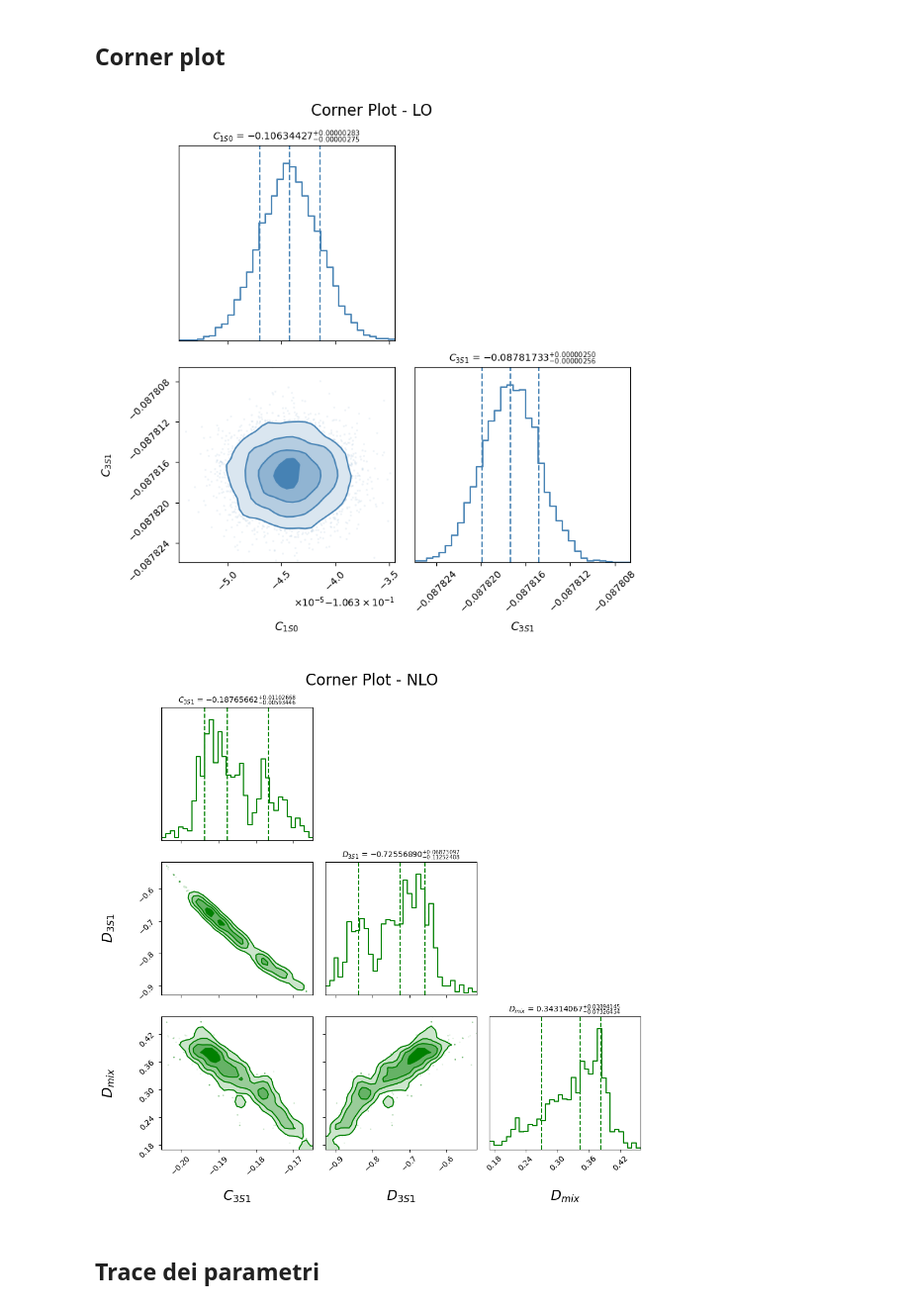
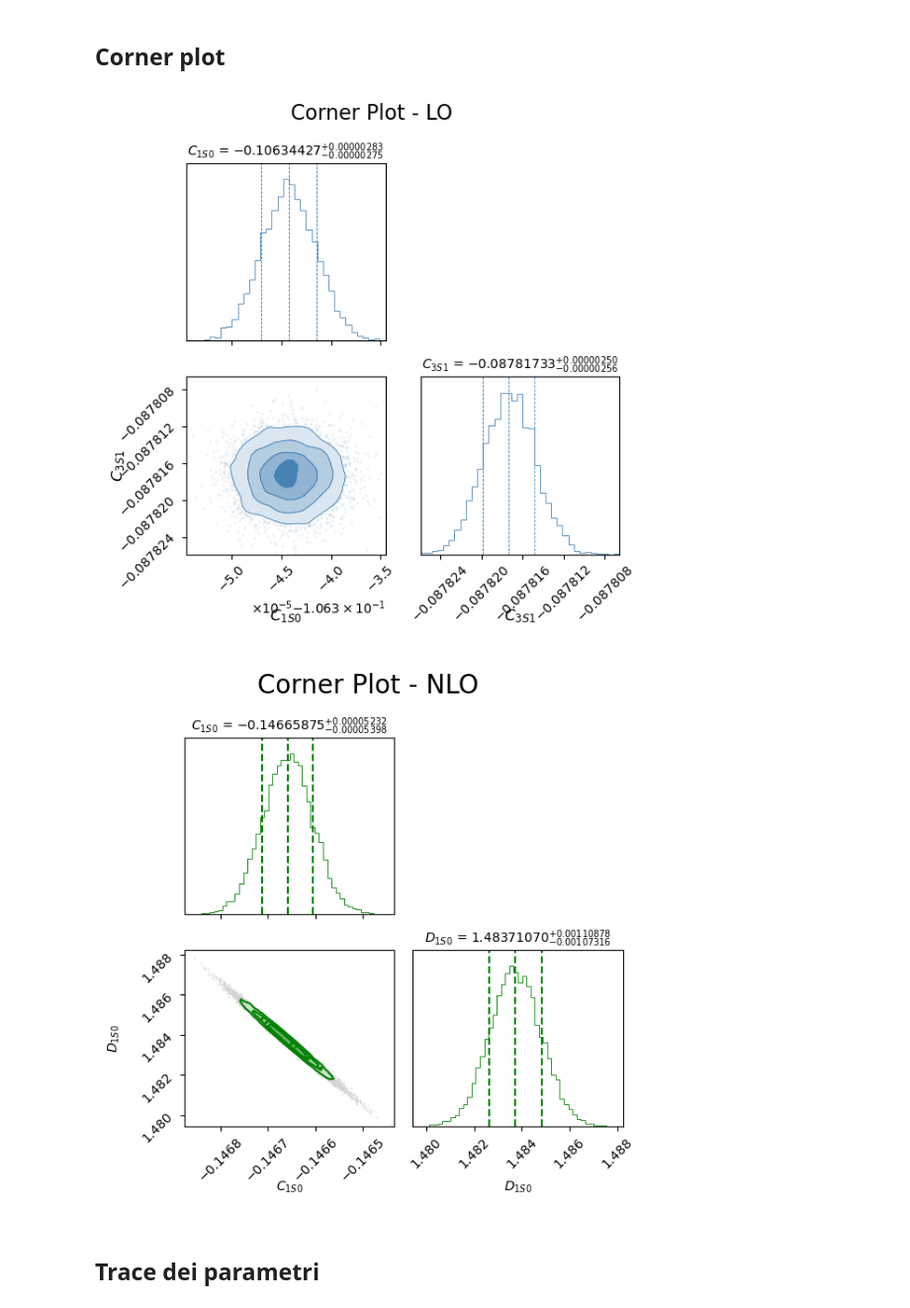
Before and after one commit to Lvetto/lmd_forza_nucleare, a Jupyter notebook: plots.ipynb, the cells around one changed output. Shown at 99% size. Cells and saved outputs as stored; diff of their text form; code cells hidden in the pictures.

```diff
--- a/plots.ipynb
+++ b/plots.ipynb
@@ -45,9 +45,9 @@ param_names_NLO_3S1 = [r"$C_{3S1}$", r"$D_{3S1}$", r"$D_{mix}$"]
 # %% [markdown]
 ## Corner plot
 # %%
-fig = plt.figure(figsize=(8, 8))
+fig = plt.figure(figsize=(6, 6))
 
-corner.corner(
+corner_fig = corner.corner(
     LO_chain,
     labels=[r"$C_{1S0}$", r"$C_{3S1}$"],
     show_titles=True,
@@ -56,15 +56,22 @@ corner.corner(
     fig=fig,
     bins=35,
     smooth=1,
-    smooth1d=0.5,
     color="steelblue",
     use_math_text=True,
     quantiles=[0.16, 0.5, 0.84],
     label_kwargs={"fontsize": 12},
+    hist_kwargs={"linewidth": 0.6},
+    contour_kwargs={"linewidths": 0.6},
     plot_contours=True,
     fill_contours=True,
     plot_density=True
 )
+
+# Assottiglia le linee verticali tratteggiate dei quantili
+for ax in np.array(corner_fig.axes):
+    for line in ax.lines:
+        if line.get_linestyle() == "--":
+            line.set_linewidth(0.6)
 
 fig.suptitle("Corner Plot - LO", fontsize=16)
 fig.tight_layout()
@@ -73,47 +80,80 @@ fig.savefig("figure/corner_LO.pdf", bbox_inches="tight")
 
 plt.show()
 # %% [output]
-[figure, old version]
+[figure, new version]
 # %%
-fig = plt.figure(figsize=(10, 10))
+fig = plt.figure(figsize=(6, 6))
 
-nlo_samples = NLO_chain[int(0.5 * len(NLO_chain)):]
+if NLO_chain_raw.ndim == 3:
+    # Burn-in sui passi, mantenendo la struttura (steps, walkers, ndim)
+    burnin = int(0.5 * NLO_chain_raw.shape[0])
+    post_burnin_chain = NLO_chain_raw[burnin:, :, :]
 
-if nlo_samples.shape[1] == len(param_names_NLO_1S0):
+    n_steps, nwalkers, ndim = post_burnin_chain.shape
+    best_fit = np.array([lec_values.nlo_lecs["C_1S0"], lec_values.nlo_lecs["D_1S0"]])[:ndim]
+
+    # Filtro stile bayes_separato: tiene solo i walker vicini al best-fit
+    distance_threshold = 1.0
+    clean_chain = []
+    removed_walkers = []
+
+    for walker in range(nwalkers):
+        single_walker_chain = post_burnin_chain[:, walker, :]
+        distance_from_best_fit = np.linalg.norm(single_walker_chain - best_fit)
+
+        if distance_from_best_fit < distance_threshold:
+            clean_chain.append(single_walker_chain)
+        else:
+            removed_walkers.append(walker)
+
+    clean_chain = np.array(clean_chain)
+
+    if clean_chain.size == 0:
+        raise ValueError("Nessun walker rimasto dopo il filtro: aumenta distance_threshold.")
+
+    nlo_samples = clean_chain.reshape(-1, ndim)
+else:
+    nlo_samples = NLO_chain[int(0.5 * len(NLO_chain)):]
+    ndim = nlo_samples.shape[1]
+
+if ndim == len(param_names_NLO_1S0):
     nlo_labels = param_names_NLO_1S0
-elif nlo_samples.shape[1] == len(param_names_NLO_3S1):
+elif ndim == len(param_names_NLO_3S1):
     nlo_labels = param_names_NLO_3S1
 else:
-    nlo_labels = [f"param_{i}" for i in range(nlo_samples.shape[1])]
+    nlo_labels = [f"param_{i}" for i in range(ndim)]
 
 corner.corner(
     nlo_samples,
     labels=nlo_labels,
     show_titles=True,
     title_fmt=".8f",
     title_kwargs={"fontsize": 10},
+    label_kwargs={"fontsize": 10},
     fig=fig,
-    bins=35,
-    smooth=1,
-    smooth1d=0.5,
-    color="green",
+    bins=50,
+    color="green",                    # Colore base per istogrammi e contorni
+    data_kwargs={
+        "color": "lightgray",         # Rende grigi i punti di dispersione
+        "alpha": 0.3,                 # Li rende semitrasparenti
+        "ms": 1.0             # Li rende più piccoli e delicati
+    },
     verbose=False,
-    use_math_text=True,
+    use_math_text=False,
     quantiles=[0.16, 0.5, 0.84],
-    label_kwargs={"fontsize": 18},
+    hist_kwargs={"linewidth": 0.6},
     plot_contours=True,
     fill_contours=True,
     plot_density=True
 )
 
-fig.suptitle("Corner Plot - NLO", fontsize=20)
+fig.suptitle("Corner Plot - NLO ", fontsize=20)
 fig.tight_layout()
 
 fig.savefig("figure/corner_NLO.pdf", bbox_inches="tight")
-
 plt.show()
 # %% [output]
-[figure, old version]
+[figure, new version]
 # %% [markdown]
 ## Trace dei parametri
 # %%
```
Also changed, not shown: parts of 5 cells of this notebook, 6 other files.
